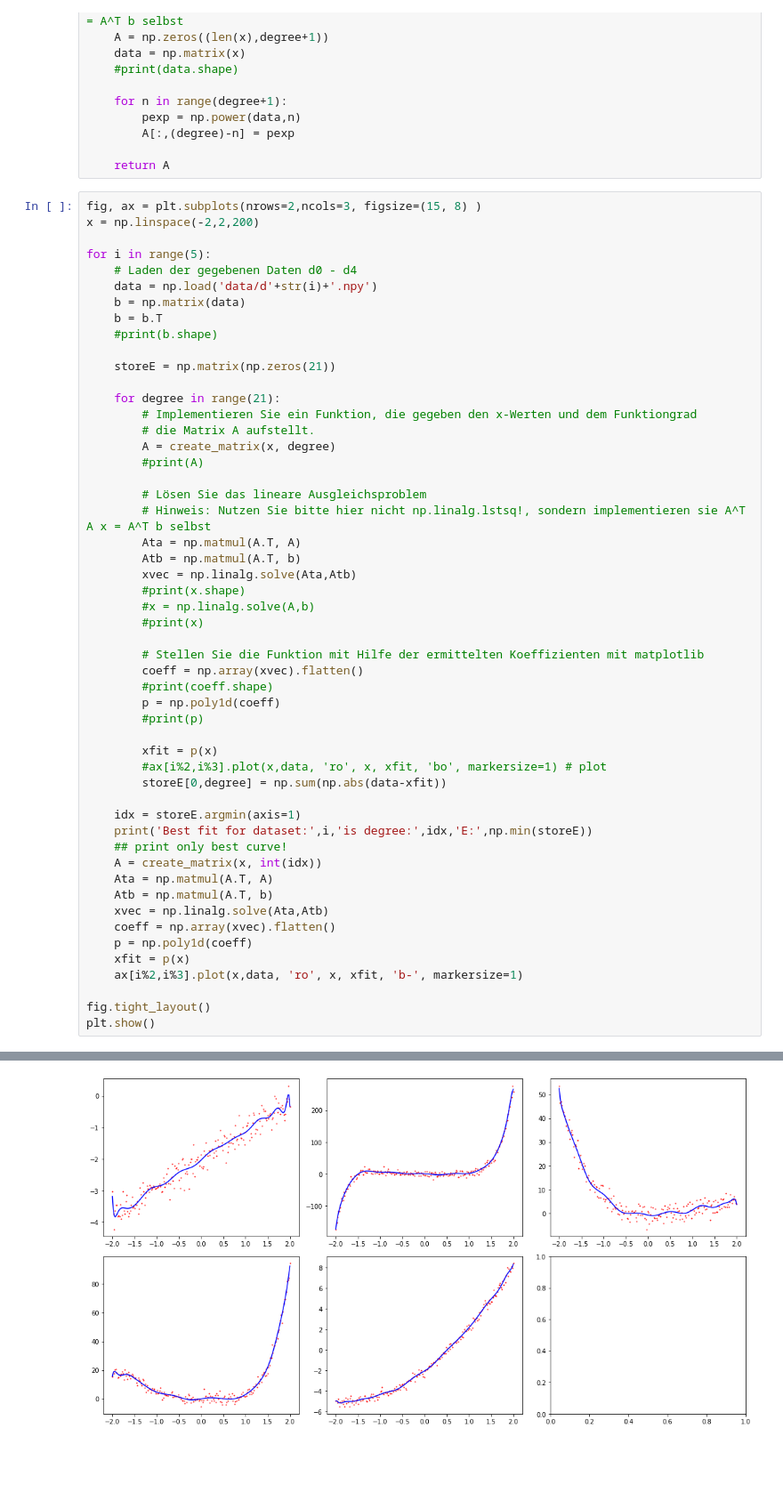
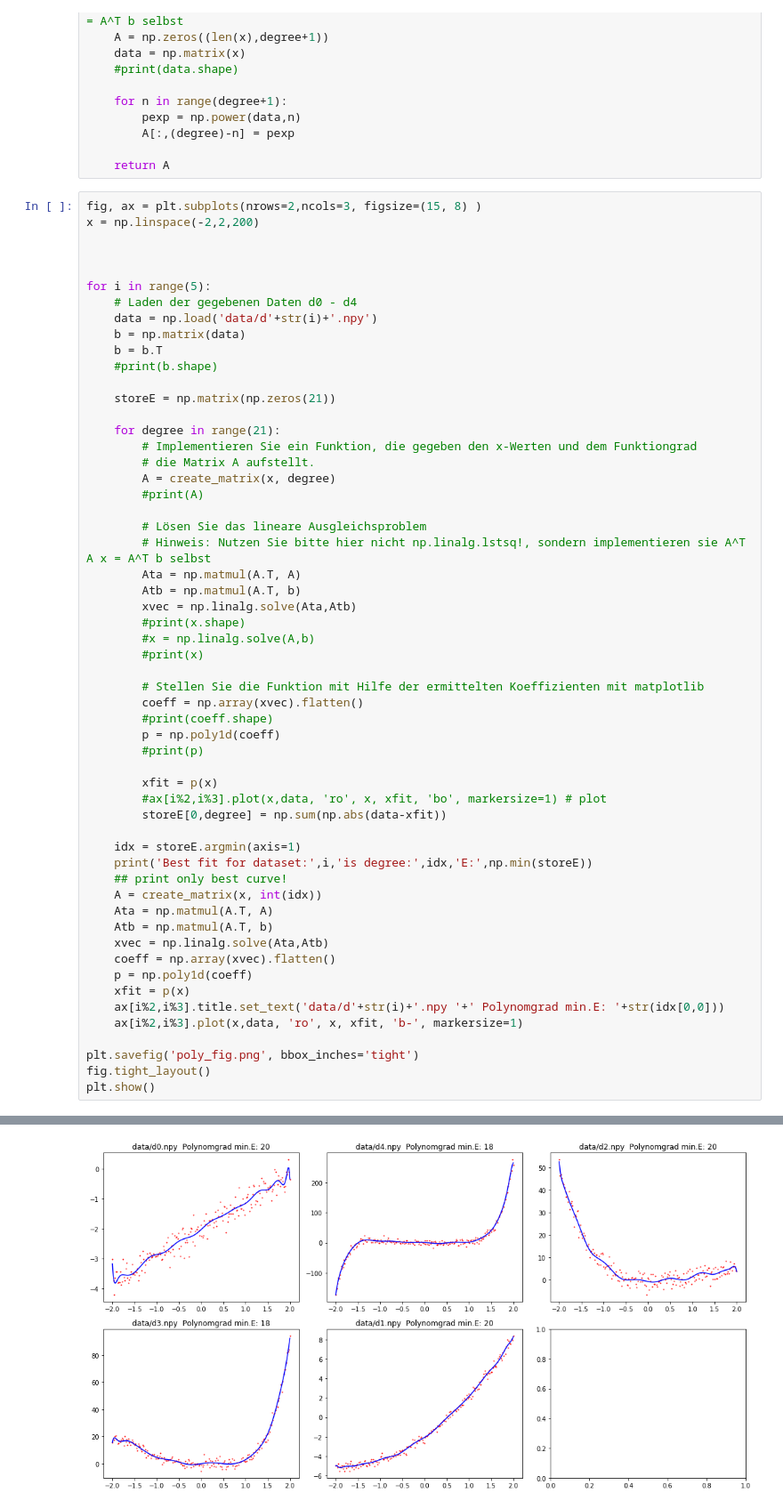
Before and after one commit to torstenschenk/BeuthDevML, a Jupyter notebook: Visual_n_Scientific_Comp/jupyter_files/vsc-03/polynomial_fit.ipynb, the cells around one changed output, grey strips where cells are left out. Shown: that part at 89% size. Drawn from its saved outputs; the diff is of its cells as text; blank space fills up the shorter version.

```diff
--- a/Visual_n_Scientific_Comp/jupyter_files/vsc-03/polynomial_fit.ipynb
+++ b/Visual_n_Scientific_Comp/jupyter_files/vsc-03/polynomial_fit.ipynb
@@ -21,6 +21,8 @@ def create_matrix(x, degree):
 # %%
 fig, ax = plt.subplots(nrows=2,ncols=3, figsize=(15, 8) )
 x = np.linspace(-2,2,200)
+
+
 
 for i in range(5):
     # Laden der gegebenen Daten d0 - d4
@@ -49,31 +51,33 @@ for i in range(5):
         # Stellen Sie die Funktion mit Hilfe der ermittelten Koeffizienten mit matplotlib
         coeff = np.array(xvec).flatten()
         #print(coeff.shape)
         p = np.poly1d(coeff)
         #print(p)
 
         xfit = p(x)
         #ax[i%2,i%3].plot(x,data, 'ro', x, xfit, 'bo', markersize=1) # plot
         storeE[0,degree] = np.sum(np.abs(data-xfit))
 
     idx = storeE.argmin(axis=1)
     print('Best fit for dataset:',i,'is degree:',idx,'E:',np.min(storeE))
     ## print only best curve!
     A = create_matrix(x, int(idx))
     Ata = np.matmul(A.T, A)
     Atb = np.matmul(A.T, b)
     xvec = np.linalg.solve(Ata,Atb)
     coeff = np.array(xvec).flatten()
     p = np.poly1d(coeff)
     xfit = p(x)
+    ax[i%2,i%3].title.set_text('data/d'+str(i)+'.npy '+' Polynomgrad min.E: '+str(idx[0,0]))
     ax[i%2,i%3].plot(x,data, 'ro', x, xfit, 'b-', markersize=1)
 
+plt.savefig('poly_fig.png', bbox_inches='tight')
 fig.tight_layout()
 plt.show()
 # %% [output]
 Best fit for dataset: 0 is degree: [[20]] E: 39.31328665951353
 Best fit for dataset: 1 is degree: [[20]] E: 38.90049778353867
 Best fit for dataset: 2 is degree: [[20]] E: 368.94318735481687
 Best fit for dataset: 3 is degree: [[18]] E: 324.766040893267
 Best fit for dataset: 4 is degree: [[18]] E: 983.6519937922363
-[figure, old version]
+[figure, new version]
```
Also changed, not shown: 2 other files.
